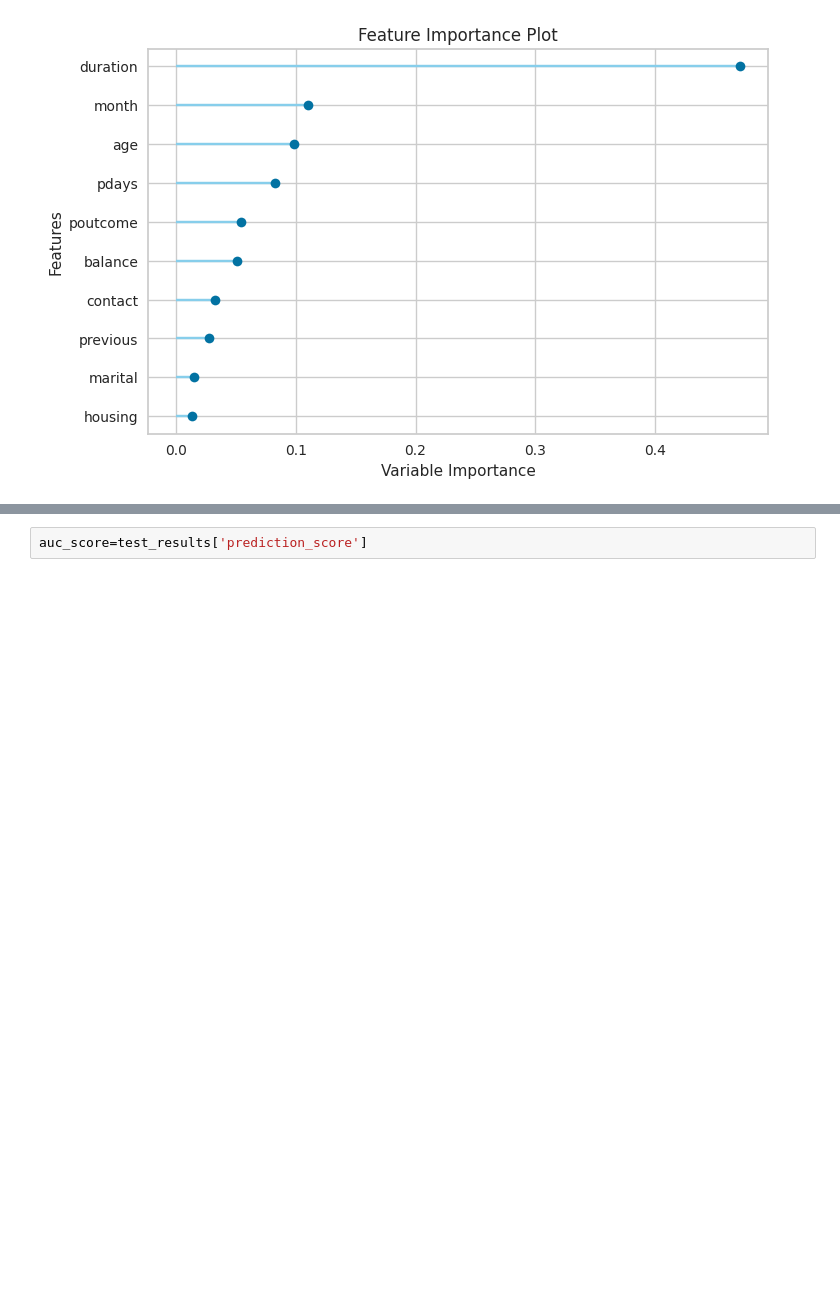
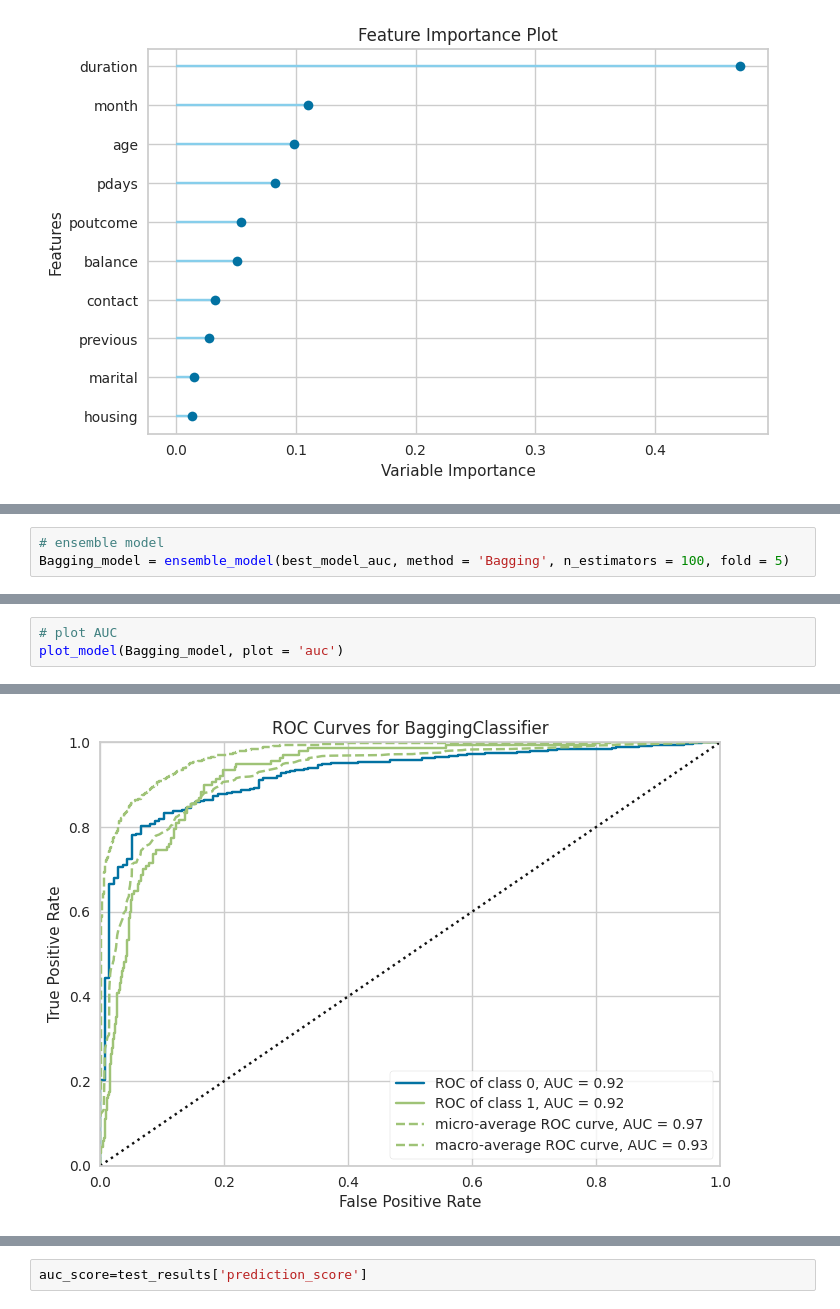
Before and after one commit to CodingForTheBlind/EExAI-hackathon, a Jupyter notebook: task summission.ipynb, the cells around one changed output, grey strips where cells are left out. Drawn from its saved outputs; the diff is of its cells as text; blank space fills up the shorter version.

```diff
--- a/task summission.ipynb
+++ b/task summission.ipynb
@@ -534,0 +533,3 @@ prediction the train data
+# %%
+# ensemble model
+Bagging_model = ensemble_model(best_model_auc, method = 'Bagging', n_estimators = 100, fold = 5)
@@ -534,0 +540,4 @@ prediction the train data
+# %%
+# plot AUC
+plot_model(Bagging_model, plot = 'auc')
+# %% [output]
@@ -534,0 +545 @@ prediction the train data
+[figure, added]
```
Also changed, not shown: parts of 24 cells of this notebook, 2 other files.
